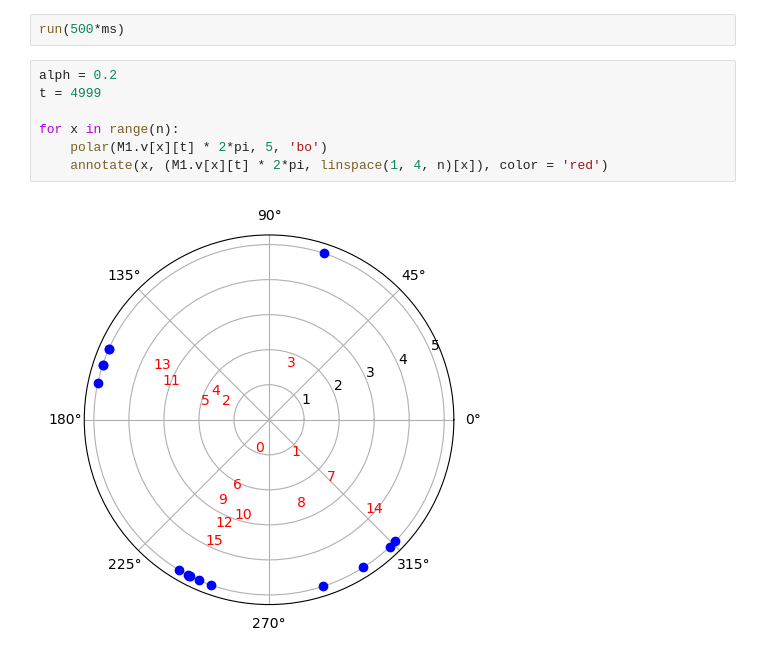
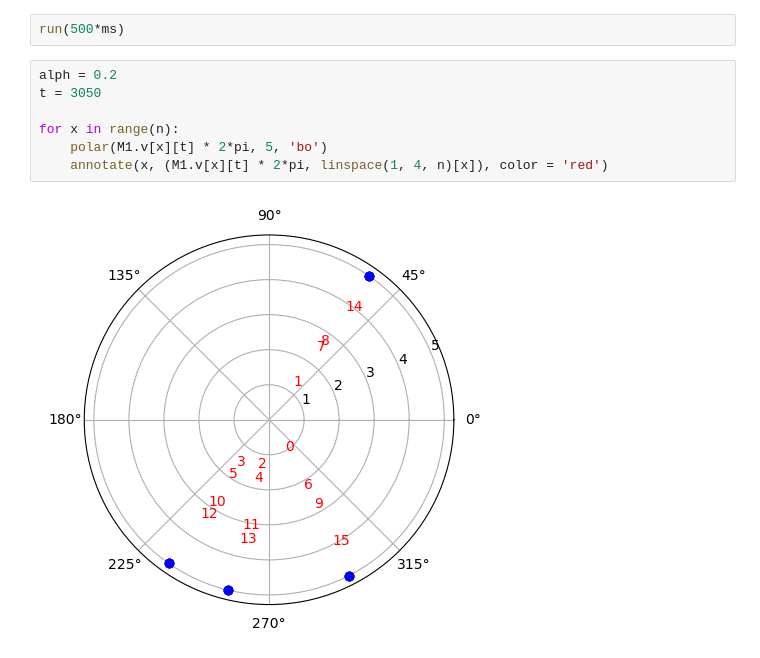
Before and after one commit to ch3rryblossom/sudoku-network, a Jupyter notebook: _build/jupyter_execute/sudoku4x4.ipynb, the cells around one changed output. Saved outputs shown, nothing was run; the diff lists cells and outputs as text.

```diff
--- a/_build/jupyter_execute/sudoku4x4.ipynb
+++ b/_build/jupyter_execute/sudoku4x4.ipynb
@@ -165,10 +176,10 @@ Sp1 = SpikeMonitor(G1)
 run(500*ms)
 # %%
 alph = 0.2
-t = 4999
+t = 3050
 
 for x in range(n):
 	polar(M1.v[x][t] * 2*pi, 5, 'bo')
 	annotate(x, (M1.v[x][t] * 2*pi, linspace(1, 4, n)[x]), color = 'red')
 # %% [output]
-[figure, old version]
+[figure, new version]
```
Also changed, not shown: parts of 4 cells of this notebook, 15 other files.
